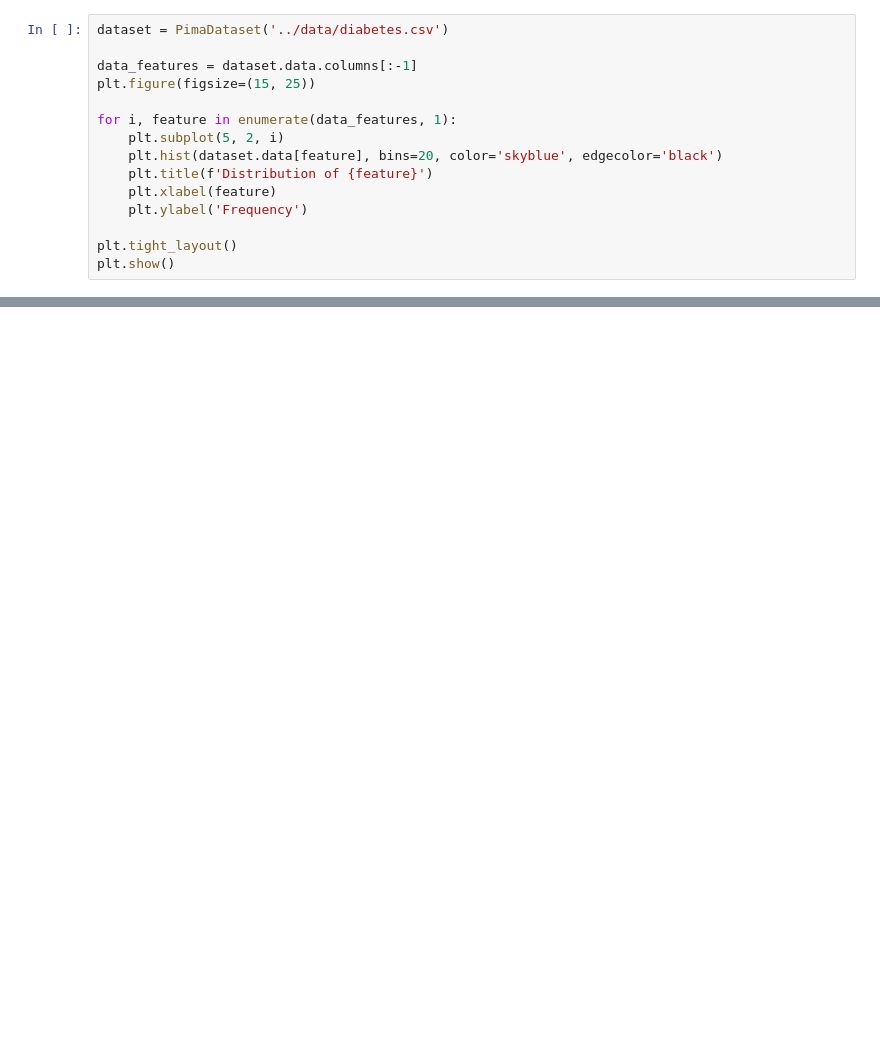
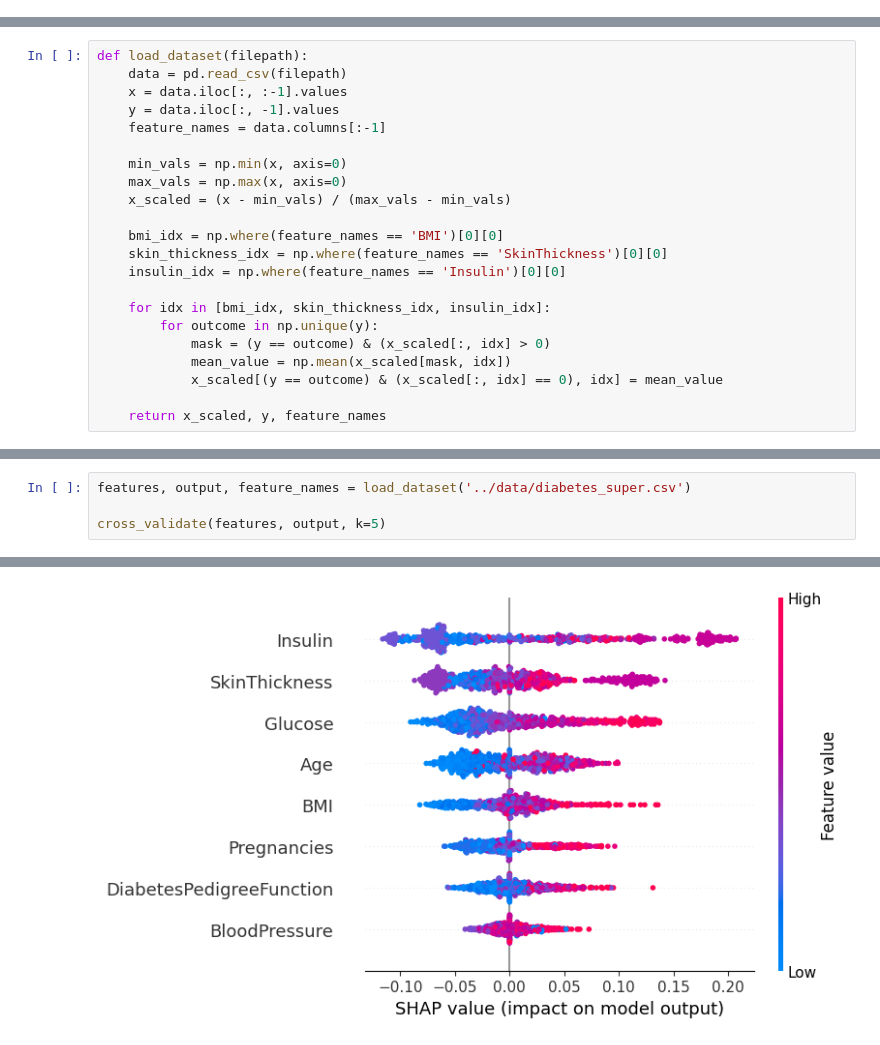
Before and after one commit to denisangel2k2/machine-learning-sp, a Jupyter notebook: Supervised/main.ipynb, the cells around one changed output, grey strips where cells are left out. Drawn from its saved outputs; the diff is of its cells as text; blank space fills up the shorter version.

Commit message:
finish supervised

```diff
--- a/Supervised/main.ipynb
+++ b/Supervised/main.ipynb
@@ -20,15 +0,0 @@ class PimaDataset(Dataset):
-# %%
-dataset = PimaDataset('../data/diabetes.csv')
-
-data_features = dataset.data.columns[:-1]
-plt.figure(figsize=(15, 25))
-
-for i, feature in enumerate(data_features, 1):
-    plt.subplot(5, 2, i)
-    plt.hist(dataset.data[feature], bins=20, color='skyblue', edgecolor='black')
-    plt.title(f'Distribution of {feature}')
-    plt.xlabel(feature)
-    plt.ylabel('Frequency')
-
-plt.tight_layout()
-plt.show()
@@ -149,0 +7,22 @@ plt.show()
+# %%
+def load_dataset(filepath):
+    data = pd.read_csv(filepath)
+    x = data.iloc[:, :-1].values
+    y = data.iloc[:, -1].values
+    feature_names = data.columns[:-1]
+
+    min_vals = np.min(x, axis=0)
+    max_vals = np.max(x, axis=0)
+    x_scaled = (x - min_vals) / (max_vals - min_vals)
+
+    bmi_idx = np.where(feature_names == 'BMI')[0][0]
+    skin_thickness_idx = np.where(feature_names == 'SkinThickness')[0][0]
+    insulin_idx = np.where(feature_names == 'Insulin')[0][0]
+
+    for idx in [bmi_idx, skin_thickness_idx, insulin_idx]:
+        for outcome in np.unique(y):
+            mask = (y == outcome) & (x_scaled[:, idx] > 0)
+            mean_value = np.mean(x_scaled[mask, idx])
+            x_scaled[(y == outcome) & (x_scaled[:, idx] == 0), idx] = mean_value
+
+    return x_scaled, y, feature_names
@@ -149,0 +433,5 @@ plt.show()
+# %%
+features, output, feature_names = load_dataset('../data/diabetes_super.csv')
+
+cross_validate(features, output, k=5)
+# %% [output]
@@ -149,0 +454 @@ plt.show()
+[figure, added]
```
Also changed, not shown: parts of 14 cells of this notebook, 3 other files.
